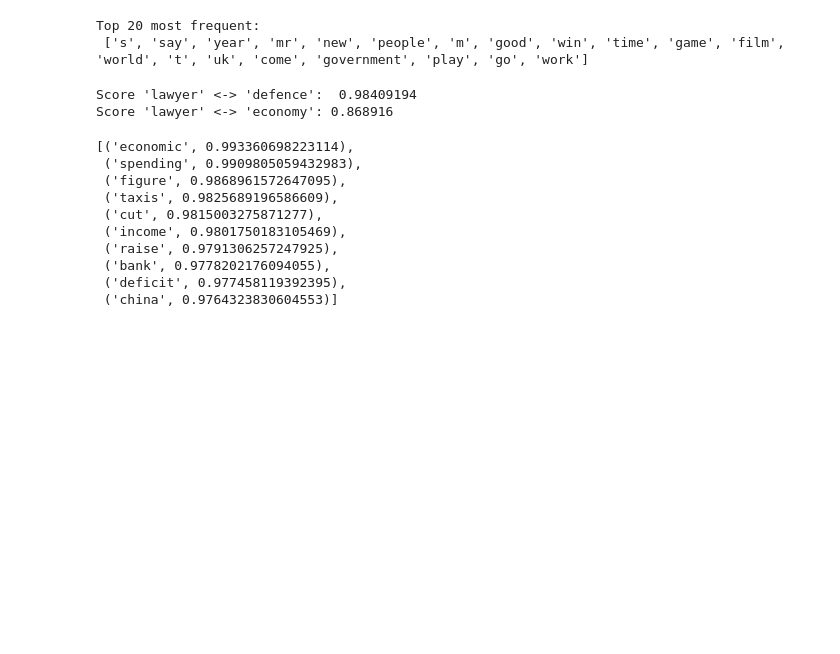
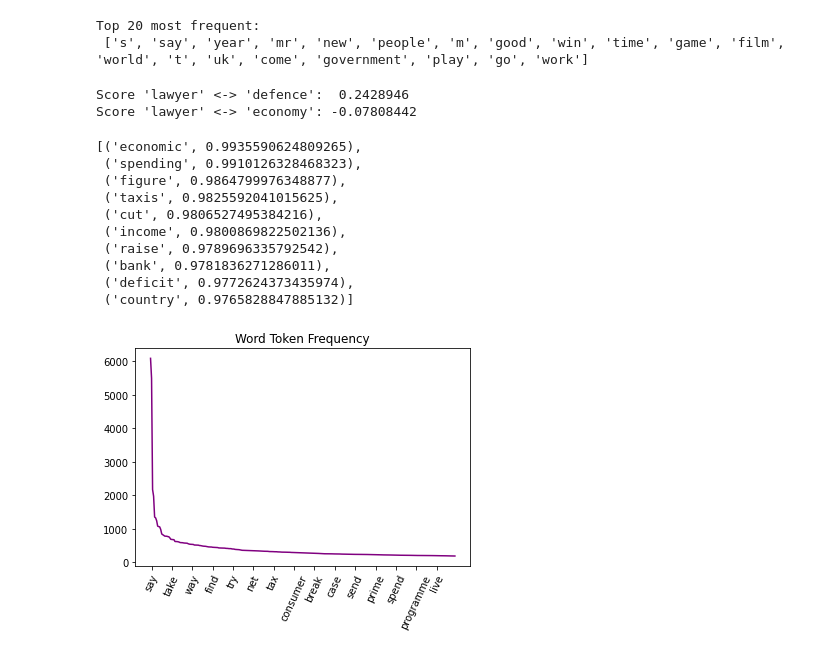
Before and after one commit to codiak/ds_notebooks, a Jupyter notebook: BBC News Classification/BBC_News_Classification.ipynb, the cells around one changed output. Cells and saved outputs as stored; diff of their text form; code cells hidden in the pictures; blank space fills up the shorter version.

Commit message:
BBC: Unsupervised model

```diff
--- a/BBC News Classification/BBC_News_Classification.ipynb
+++ b/BBC News Classification/BBC_News_Classification.ipynb
@@ -97,7 +103,7 @@ showing info https://raw.githubusercontent.com/nltk/nltk_data/gh-pages/index.xml
 True
 # %%
 # iterate through each sentence in the file
-data = []
+tokens_by_idx = []
 word_freq = defaultdict(int)
 
 for idx, article in train.iterrows():
@@ -108,11 +114,11 @@ for idx, article in train.iterrows():
         for j in word_tokenize(i):
             temp.append(j.lower())
             word_freq[j.lower()] += 1
-        data.append(temp)
+        tokens_by_idx.append(temp)
 
 # With stop words, unique word count was 28,178
 print(len(word_freq))
-print(data[0],data[20])
+print(tokens_by_idx[0],tokens_by_idx[20])
 # %% [output]
 18437
 ['worldcom', 'ex', 'boss', 'launch', 'defence', 'lawyer', 'defend', 'worldcom', 'chief', 'bernie', 'ebber', 'battery', 'fraud', 'charge', 'call', 'company', 'whistleblow', 'witness', 'cynthia', 'coope ...
@@ -124,32 +130,38 @@ Top 20 most frequent:
  ['s', 'say', 'year', 'mr', 'new', 'people', 'm', 'good', 'win', 'time', 'game', 'film', 'world', 't', 'uk', 'come', 'government', 'play', 'go', 'work']
 # %%
 
-model1 = gensim.models.Word2Vec(data, min_count = 5, vector_size = 200, window = 3)
+# Train Word2Vec model
+bag_of_words_model = gensim.models.Word2Vec(tokens_by_idx, min_count=5, vector_size=100, window=3, epochs=40)
 
 # Print results
-print("Score 'lawyer' <-> 'defence': ", model1.wv.similarity('lawyer', 'defence'))
+print("Score 'lawyer' <-> 'defence': ", bag_of_words_model.wv.similarity('lawyer', 'defence'))
 
-print("Score 'lawyer' <-> 'economy':", model1.wv.similarity('lawyer', 'economy'))
+print("Score 'lawyer' <-> 'economy':", bag_of_words_model.wv.similarity('lawyer', 'economy'))
 # %% [output]
-Score 'lawyer' <-> 'defence':  0.98409194
-Score 'lawyer' <-> 'economy': 0.868916
+Score 'lawyer' <-> 'defence':  0.2428946
+Score 'lawyer' <-> 'economy': -0.07808442
 # %%
-model1.wv.most_similar(positive=["economy"])
+bag_of_words_model.wv.most_similar(positive=["economy"])
 # %% [output]
-[('economic', 0.993360698223114),
- ('spending', 0.9909805059432983),
- ('figure', 0.9868961572647095),
- ('taxis', 0.9825689196586609),
- ('cut', 0.9815003275871277),
- ('income', 0.9801750183105469),
- ('raise', 0.9791306257247925),
- ('bank', 0.9778202176094055),
- ('deficit', 0.977458119392395),
- ('china', 0.9764323830604553)]
+[('economic', 0.9935590624809265),
+ ('spending', 0.9910126328468323),
+ ('figure', 0.9864799976348877),
+ ('taxis', 0.9825592041015625),
+ ('cut', 0.9806527495384216),
+ ('income', 0.9800869822502136),
+ ('raise', 0.9789696335792542),
+ ('bank', 0.9781836271286011),
+ ('deficit', 0.9772624373435974),
+ ('country', 0.9765828847885132)]
+# %%
+sorted_counts = sorted(word_freq.items(), key=lambda x: x[1], reverse=True)
 # %%
-lists = sorted(word_freq.items()) # sorted by key, return a list of tuples
-x, y = zip(*lists) # unpack a list of pairs into two tuples
+
+x, y = zip(*sorted_counts[:300]) # unpack a list of pairs into two tuples
 
 plt.plot(x, y, color="purple")
-plt.title("Word token frequency")
+plt.title("Word Token Frequency")
+plt.xticks(np.arange(1, 300, 20.0), rotation = 65)
 plt.show()
+# %% [output]
+[figure, added]
```
Also changed, not shown: parts of 12 cells of this notebook.
